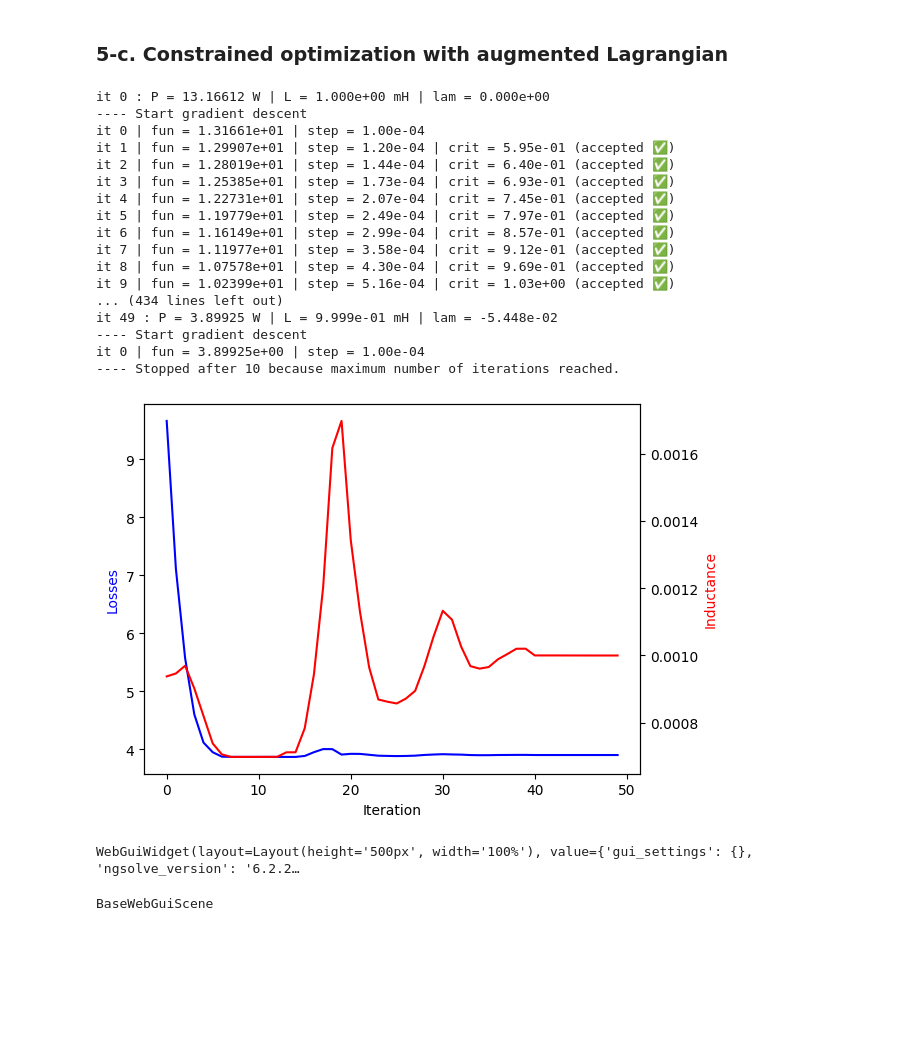
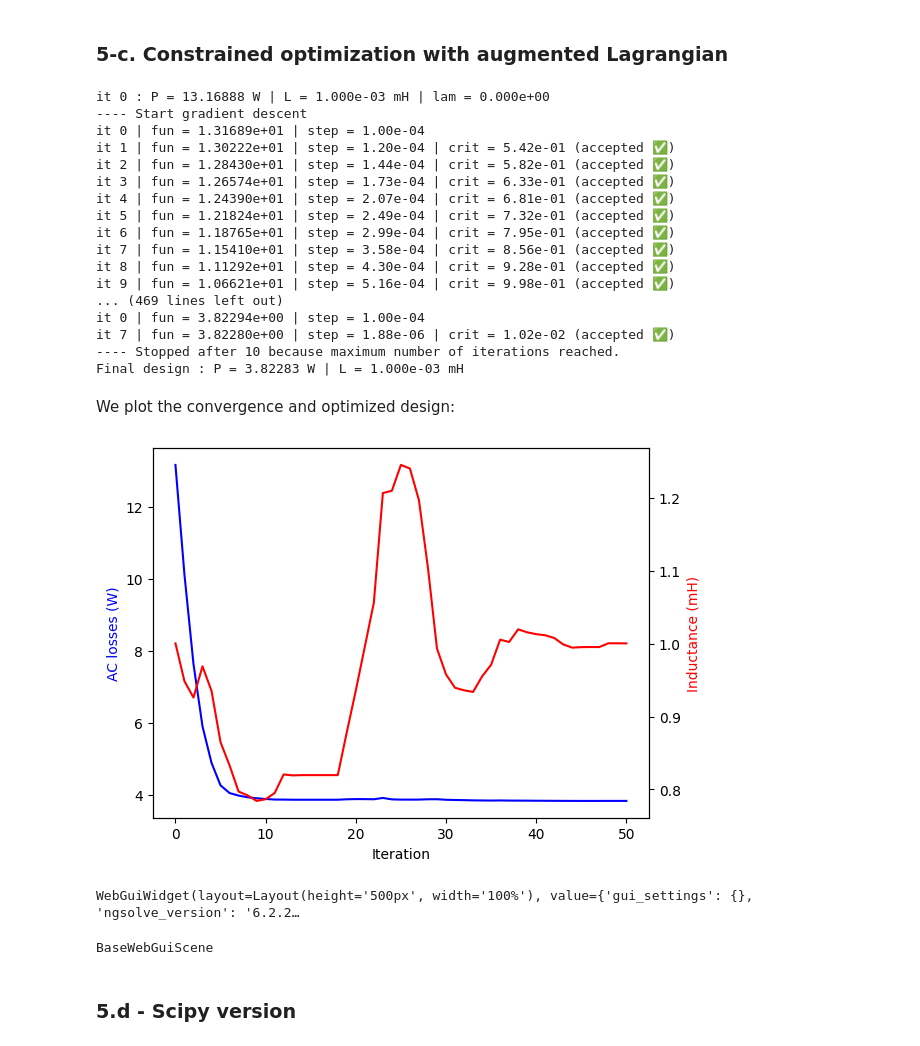
Before and after one commit to StephLeMedef/inductance-compumag, a Jupyter notebook: notebooks_clean/III-Gradient-based_optimization_control_points.ipynb, the cells around one changed output. Saved outputs shown, nothing was run; the diff lists cells and outputs as text; code cells hidden in the pictures; blank space fills up the shorter version.

```diff
--- a/notebooks_clean/III-Gradient-based_optimization_control_points.ipynb
+++ b/notebooks_clean/III-Gradient-based_optimization_control_points.ipynb
@@ -14,7 +14,7 @@ import matplotlib.pyplot as plt
 First, we set up the number of control points (with adjoint method, computation time is almost independant of the number of parameters).
 # %%
 ##############################################
-NControlPoints = 10 # can be changed
+NControlPoints = 30 # can be changed
 ##############################################
 print(f"{NControlPoints = }")
 # %% [output]
@@ -453,61 +470,70 @@ BaseWebGuiScene
 # %% [markdown]
 ### 5-c. Constrained optimization with augmented Lagrangian
 # %%
-# Example (constrained)
-from copy import copy
+# Example (constrained optimization)
+
+beta = 0.1
 lam = 0
-beta = 0.1
-max_iter = 50
-step = 1e-6
+max_outer = 50
+max_inner = 10
+step = 1e-4
 
-x = airgap[1:]
+if regularize_symmetry_axis : x = airgap[1:]
+else : x = airgap
+
 lam = 0
-x_list= []
-P_list = []
-L_list = []
+x_list= [x]
+P_list = [obj(x)]
+L_list = [cons(x)/scale + L0]
 
-for i in range(max_iter):
-    print(f"it {i} : P = {obj(x):.5f} W | L = {(cons(x) + L0)*1000 :.3e} mH | lam = {lam:.3e}")
+for i in range(max_outer):
+    print(f"it {i} : P = {P_list[-1]:.5f} W | L = {L_list[-1] :.3e} mH | lam = {lam:.3e}")
     lagr = lambda x: lagrangian(x, lam = lam, beta = beta, fun = obj, cons = cons)
     dlagr = lambda x: dx_lagrangian(x, lam = lam, beta = beta, dfun = dObj, dcons = dCons, cons = cons)
-    res = gradient_descent(lagr, dlagr, x, step = 1e-4, xlb = 2e-4, xub = 1.395e-2, tol =1e-10,
-                           iter_max=10, precond = True, verbosity = 1)
+    res = gradient_descent(lagr, dlagr, x, step = step, xlb = lbound, xub = ubound,
+                           iter_max = max_inner, precond = True, verbosity = 1)
     x = res["x"][-1]
     x_list.append(x)
-    L_list.append(cons(x) + L0)
+    L_list.append(cons(x)/scale + L0)
     P_list.append(obj(x))
-    lam += beta * scale*cons(x)
+    lam += beta * cons(x)
     beta *= 1.1
+
+print(f"Final design : P = {P_list[-1]:.5f} W | L = {L_list[-1] :.3e} mH")
 # %% [output]
-it 0 : P = 13.16612 W | L = 1.000e+00 mH | lam = 0.000e+00
+it 0 : P = 13.16888 W | L = 1.000e-03 mH | lam = 0.000e+00
 ---- Start gradient descent
-it 0 | fun = 1.31661e+01 | step = 1.00e-04
-it 1 | fun = 1.29907e+01 | step = 1.20e-04 | crit = 5.95e-01 (accepted ✅)
-it 2 | fun = 1.28019e+01 | step = 1.44e-04 | crit = 6.40e-01 (accepted ✅)
-it 3 | fun = 1.25385e+01 | step = 1.73e-04 | crit = 6.93e-01 (accepted ✅)
-it 4 | fun = 1.22731e+01 | step = 2.07e-04 | crit = 7.45e-01 (accepted ✅)
-it 5 | fun = 1.19779e+01 | step = 2.49e-04 | crit = 7.97e-01 (accepted ✅)
-it 6 | fun = 1.16149e+01 | step = 2.99e-04 | crit = 8.57e-01 (accepted ✅)
-it 7 | fun = 1.11977e+01 | step = 3.58e-04 | crit = 9.12e-01 (accepted ✅)
-it 8 | fun = 1.07578e+01 | step = 4.30e-04 | crit = 9.69e-01 (accepted ✅)
-it 9 | fun = 1.02399e+01 | step = 5.16e-04 | crit = 1.03e+00 (accepted ✅)
-... (434 lines left out)
-it 49 : P = 3.89925 W | L = 9.999e-01 mH | lam = -5.448e-02
----- Start gradient descent
-it 0 | fun = 3.89925e+00 | step = 1.00e-04
+it 0 | fun = 1.31689e+01 | step = 1.00e-04
+it 1 | fun = 1.30222e+01 | step = 1.20e-04 | crit = 5.42e-01 (accepted ✅)
+it 2 | fun = 1.28430e+01 | step = 1.44e-04 | crit = 5.82e-01 (accepted ✅)
+it 3 | fun = 1.26574e+01 | step = 1.73e-04 | crit = 6.33e-01 (accepted ✅)
+it 4 | fun = 1.24390e+01 | step = 2.07e-04 | crit = 6.81e-01 (accepted ✅)
+it 5 | fun = 1.21824e+01 | step = 2.49e-04 | crit = 7.32e-01 (accepted ✅)
+it 6 | fun = 1.18765e+01 | step = 2.99e-04 | crit = 7.95e-01 (accepted ✅)
+it 7 | fun = 1.15410e+01 | step = 3.58e-04 | crit = 8.56e-01 (accepted ✅)
+it 8 | fun = 1.11292e+01 | step = 4.30e-04 | crit = 9.28e-01 (accepted ✅)
+it 9 | fun = 1.06621e+01 | step = 5.16e-04 | crit = 9.98e-01 (accepted ✅)
+... (469 lines left out)
+it 0 | fun = 3.82294e+00 | step = 1.00e-04
+it 7 | fun = 3.82280e+00 | step = 1.88e-06 | crit = 1.02e-02 (accepted ✅)
 ---- Stopped after 10 because maximum number of iterations reached.
+Final design : P = 3.82283 W | L = 1.000e-03 mH
+# %% [markdown]
+We plot the convergence and optimized design:
 # %%
 ax1 = plt.plot(P_list, color = 'b')
-plt.ylabel('Losses', color = 'b')
+plt.ylabel('AC losses (W)', color = 'b')
 plt.xlabel('Iteration')
 ax2 = plt.gca().twinx()
-ax2.plot(L_list, color = 'r')
-plt.ylabel("Inductance", color = 'r')
+ax2.plot(np.array(L_list)*1000, color = 'r')
+plt.ylabel("Inductance (mH)", color = 'r')
 plt.show()
 # %% [output]
-[figure, old version]
+[figure, new version]
 # %%
 Draw(materials_regions, current["mesh"])
 # %% [output]
 WebGuiWidget(layout=Layout(height='500px', width='100%'), value={'gui_settings': {}, 'ngsolve_version': '6.2.2…
 BaseWebGuiScene
+# %% [markdown]
+### 5.d - Scipy version
```
Also changed, not shown: parts of 9 cells of this notebook, 1 other file.
